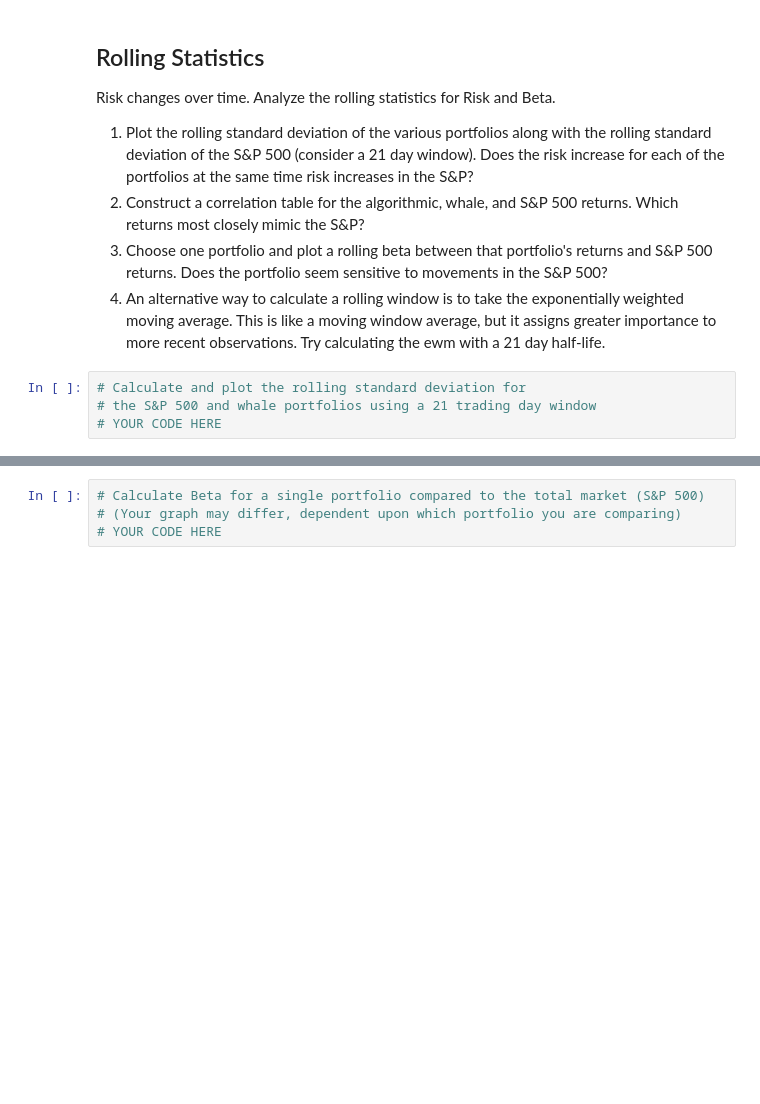
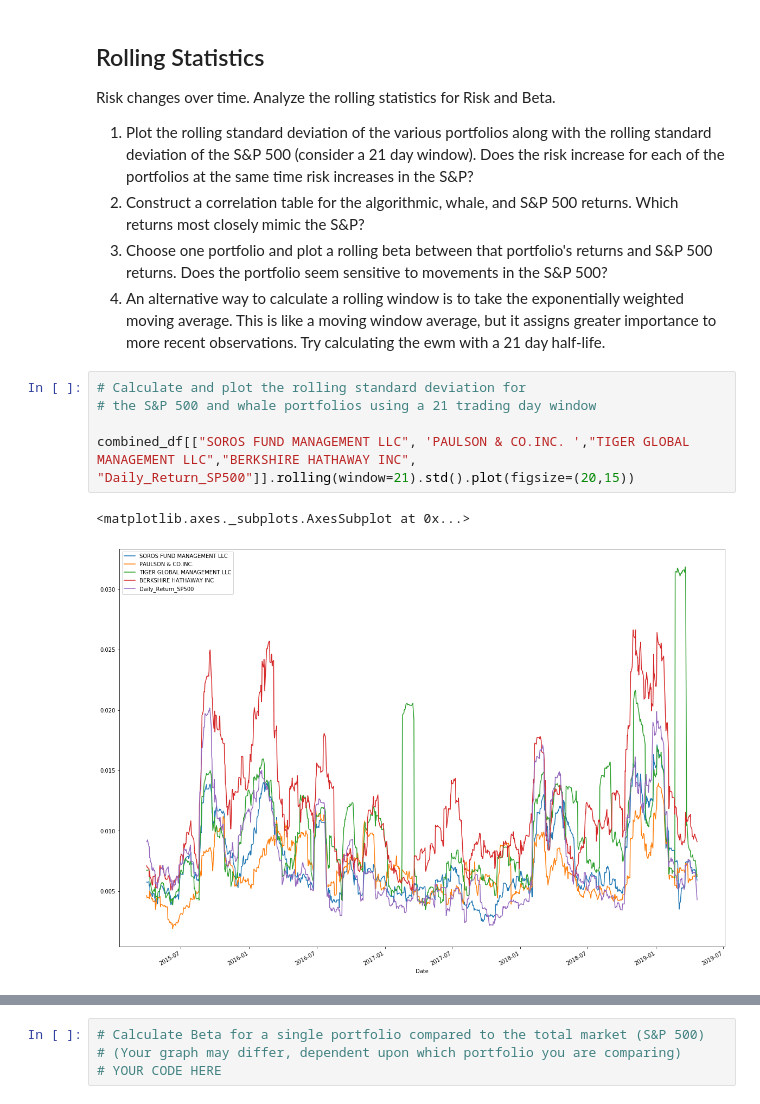
Before and after one commit to boranova/A-Whale-Off-the-Port-folio, a Jupyter notebook: whale_analysis.ipynb, the cells around one changed output, grey strips where cells are left out. Cells and saved outputs as stored; diff of their text form; blank space fills up the shorter version.

Commit message:
added rolling statistics

```diff
--- a/whale_analysis.ipynb
+++ b/whale_analysis.ipynb
@@ -283,6 +289,10 @@ Risk changes over time. Analyze the rolling statistics for Risk and Beta.
 # %%
 # Calculate and plot the rolling standard deviation for
 # the S&P 500 and whale portfolios using a 21 trading day window
-# YOUR CODE HERE
+
+combined_df[["SOROS FUND MANAGEMENT LLC", 'PAULSON & CO.INC. ',"TIGER GLOBAL MANAGEMENT LLC","BERKSHIRE HATHAWAY INC", "Daily_Return_SP500"]].rolling(window=21).std().plot(figsize=(20,15))
+# %% [output]
+<matplotlib.axes._subplots.AxesSubplot at 0x...>
+[figure, added]
 # %%
 # Construct a correlation table
```
Also changed, not shown: parts of 5 cells of this notebook.
